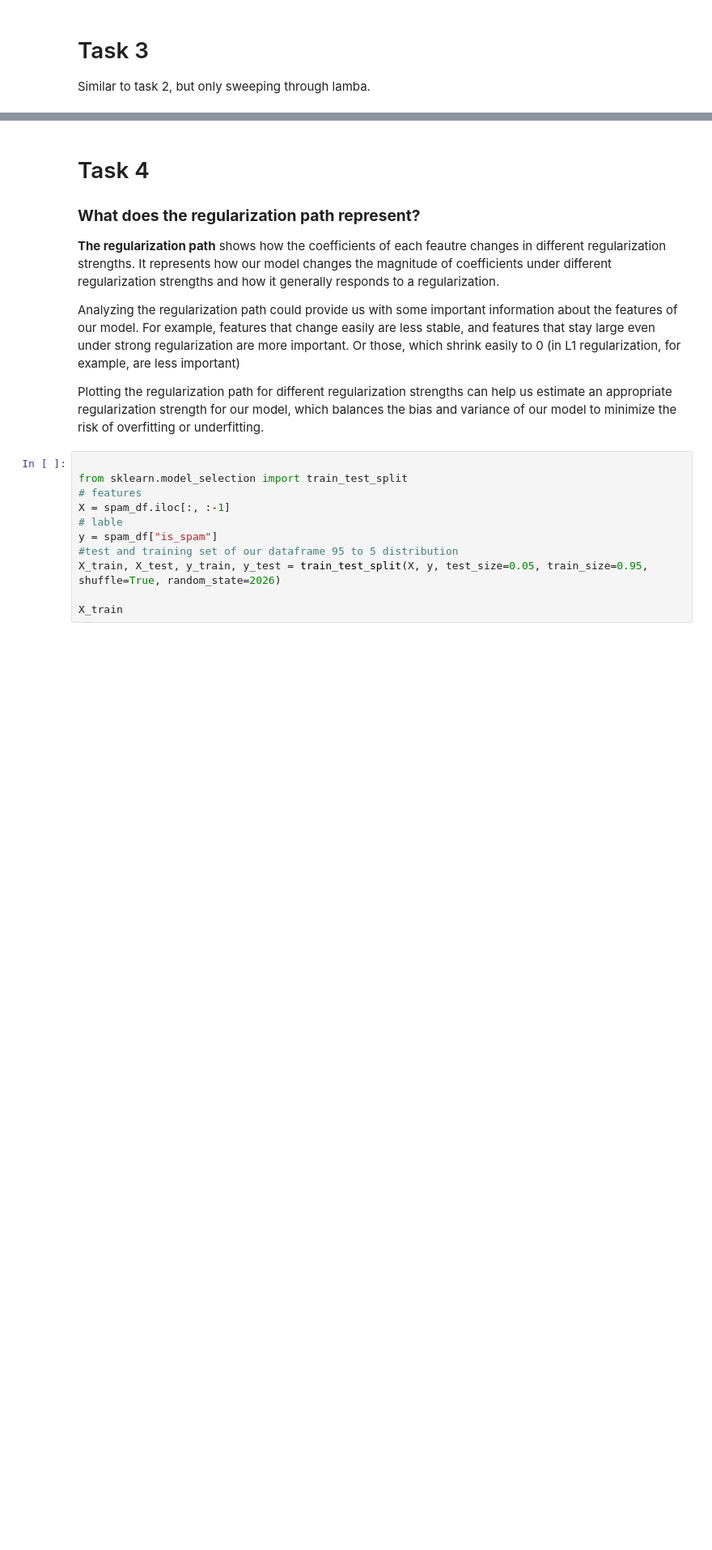
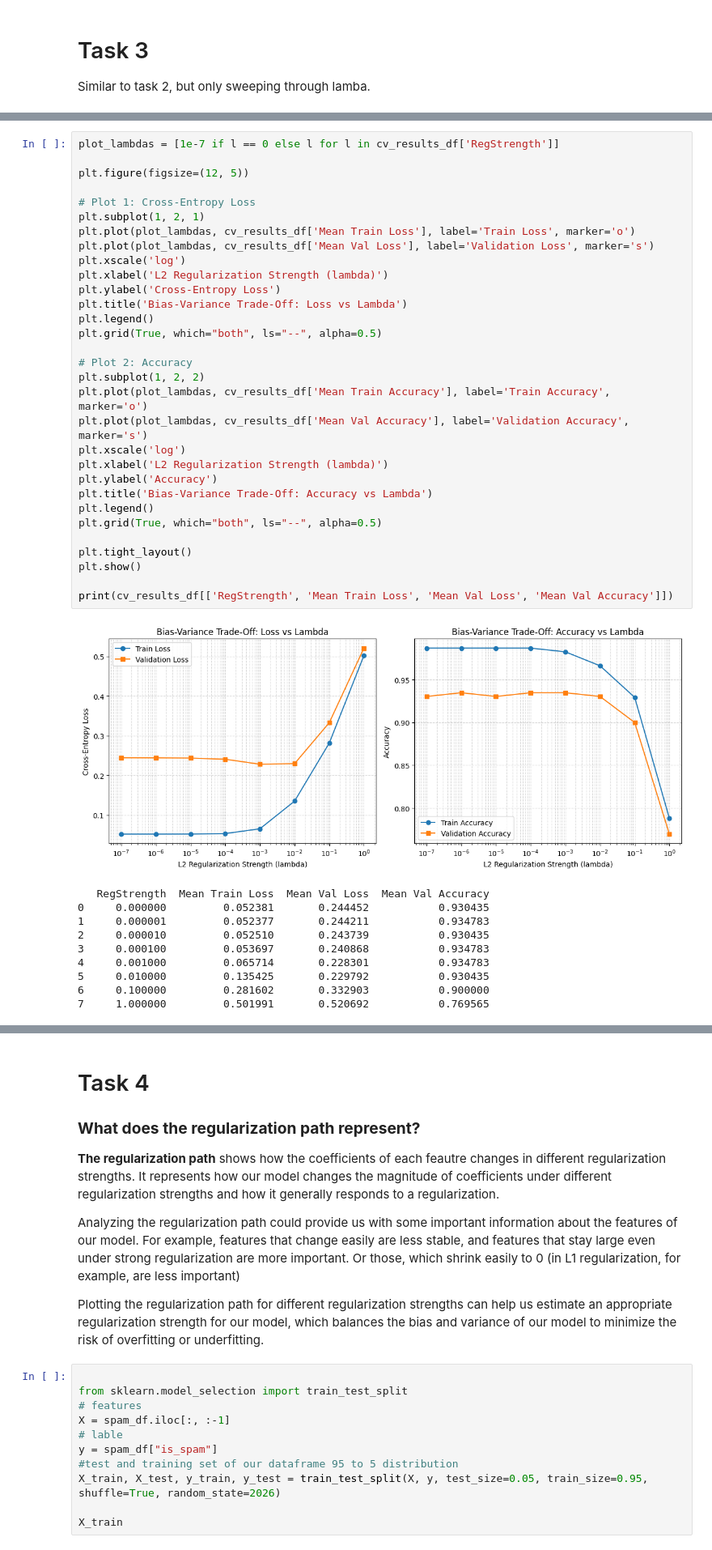
Before and after one commit to jacktheplant/assignment_2, a Jupyter notebook: assignment2.ipynb, the cells around one changed output, grey strips where cells are left out. Shown at 81% size. Cells and saved outputs as stored; diff of their text form; blank space fills up the shorter version.

```diff
--- a/assignment2.ipynb
+++ b/assignment2.ipynb
@@ -549,0 +579,42 @@ Task 3: Results Table
+# %%
+plot_lambdas = [1e-7 if l == 0 else l for l in cv_results_df['RegStrength']]
+
+plt.figure(figsize=(12, 5))
+
+# Plot 1: Cross-Entropy Loss
+plt.subplot(1, 2, 1)
+plt.plot(plot_lambdas, cv_results_df['Mean Train Loss'], label='Train Loss', marker='o')
+plt.plot(plot_lambdas, cv_results_df['Mean Val Loss'], label='Validation Loss', marker='s')
+plt.xscale('log')
+plt.xlabel('L2 Regularization Strength (lambda)')
+plt.ylabel('Cross-Entropy Loss')
+plt.title('Bias-Variance Trade-Off: Loss vs Lambda')
+plt.legend()
+plt.grid(True, which="both", ls="--", alpha=0.5)
+
+# Plot 2: Accuracy
+plt.subplot(1, 2, 2)
+plt.plot(plot_lambdas, cv_results_df['Mean Train Accuracy'], label='Train Accuracy', marker='o')
+plt.plot(plot_lambdas, cv_results_df['Mean Val Accuracy'], label='Validation Accuracy', marker='s')
+plt.xscale('log')
+plt.xlabel('L2 Regularization Strength (lambda)')
+plt.ylabel('Accuracy')
+plt.title('Bias-Variance Trade-Off: Accuracy vs Lambda')
+plt.legend()
+plt.grid(True, which="both", ls="--", alpha=0.5)
+
+plt.tight_layout()
+plt.show()
+
+print(cv_results_df[['RegStrength', 'Mean Train Loss', 'Mean Val Loss', 'Mean Val Accuracy']])
+# %% [output]
+[figure, added]
+   RegStrength  Mean Train Loss  Mean Val Loss  Mean Val Accuracy
+0     0.000000         0.052381       0.244452           0.930435
+1     0.000001         0.052377       0.244211           0.934783
+2     0.000010         0.052510       0.243739           0.930435
+3     0.000100         0.053697       0.240868           0.934783
+4     0.001000         0.065714       0.228301           0.934783
+5     0.010000         0.135425       0.229792           0.930435
+6     0.100000         0.281602       0.332903           0.900000
+7     1.000000         0.501991       0.520692           0.769565
```
Also changed, not shown: parts of 7 cells of this notebook.
